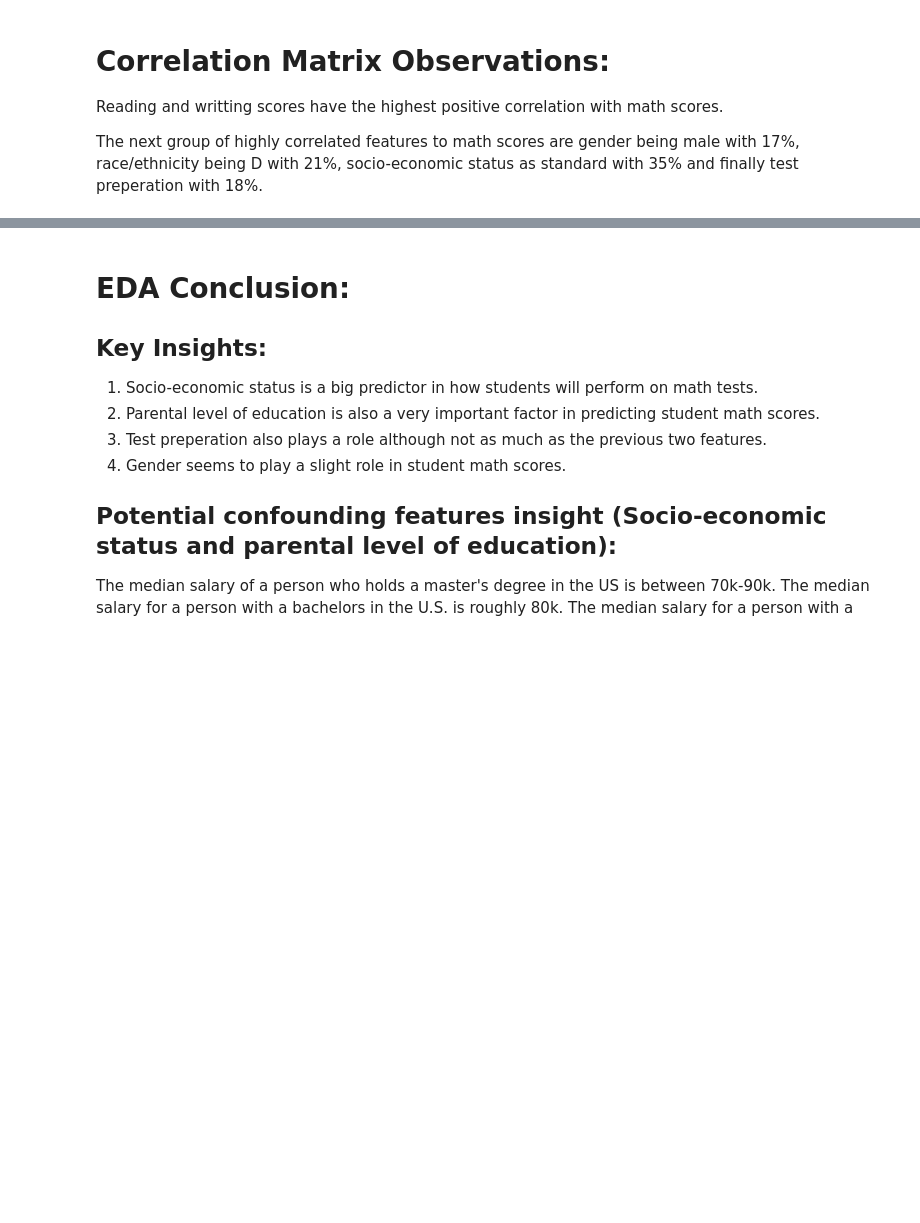
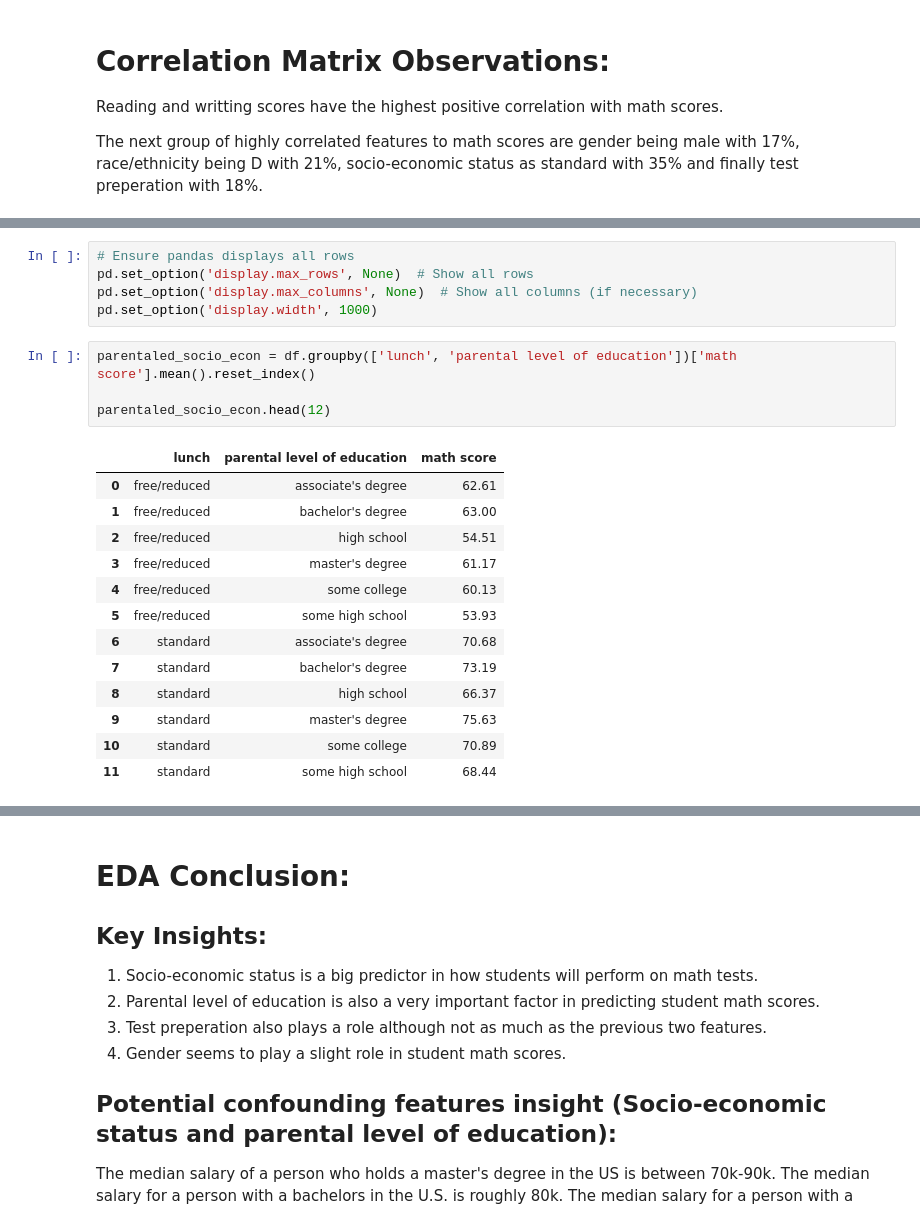
Before and after one commit to Xninety-nine/Springboard, a Jupyter notebook: EDA_of_Math_Scores.ipynb, the cells around one changed output, grey strips where cells are left out. Drawn from its saved outputs; the diff is of its cells as text; blank space fills up the shorter version.

```diff
--- a/EDA_of_Math_Scores.ipynb
+++ b/EDA_of_Math_Scores.ipynb
@@ -1235,0 +1391,23 @@ The next group of highly correlated features to math scores are gender being mal
+# %%
+# Ensure pandas displays all rows
+pd.set_option('display.max_rows', None)  # Show all rows
+pd.set_option('display.max_columns', None)  # Show all columns (if necessary)
+pd.set_option('display.width', 1000)
+# %%
+parentaled_socio_econ = df.groupby(['lunch', 'parental level of education'])['math score'].mean().reset_index()
+
+parentaled_socio_econ.head(12)
+# %% [output]
+|  | lunch | parental level of education | math score |
+| 0 | free/reduced | associate's degree | 62.61 |
+| 1 | free/reduced | bachelor's degree | 63.00 |
+| 2 | free/reduced | high school | 54.51 |
+| 3 | free/reduced | master's degree | 61.17 |
+| 4 | free/reduced | some college | 60.13 |
+| 5 | free/reduced | some high school | 53.93 |
+| 6 | standard | associate's degree | 70.68 |
+| 7 | standard | bachelor's degree | 73.19 |
+| 8 | standard | high school | 66.37 |
+| 9 | standard | master's degree | 75.63 |
+| 10 | standard | some college | 70.89 |
+| 11 | standard | some high school | 68.44 |
```
Also changed, not shown: parts of 39 cells of this notebook.
